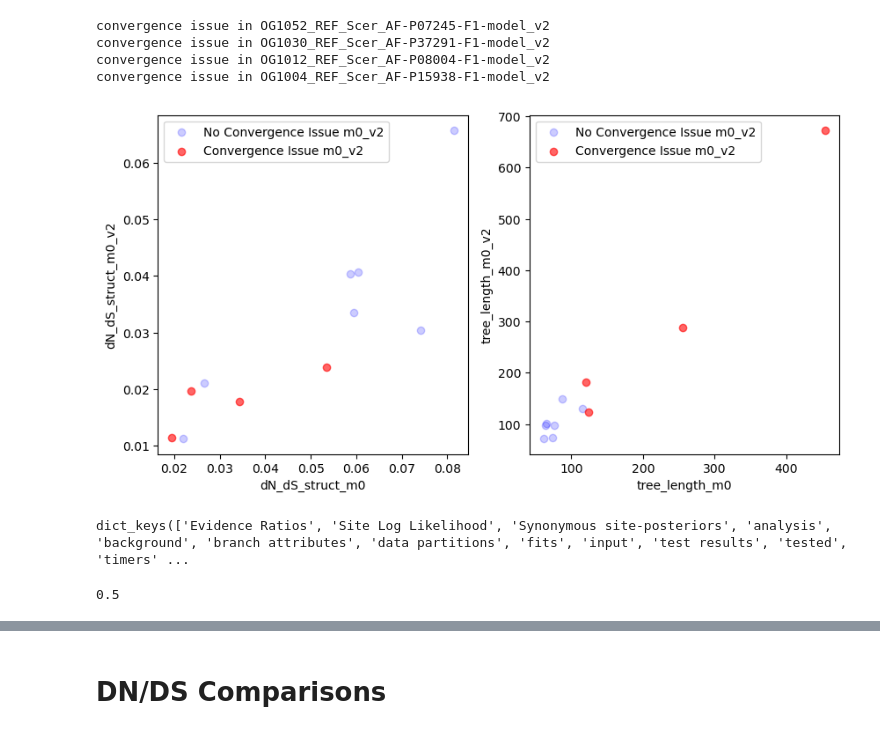
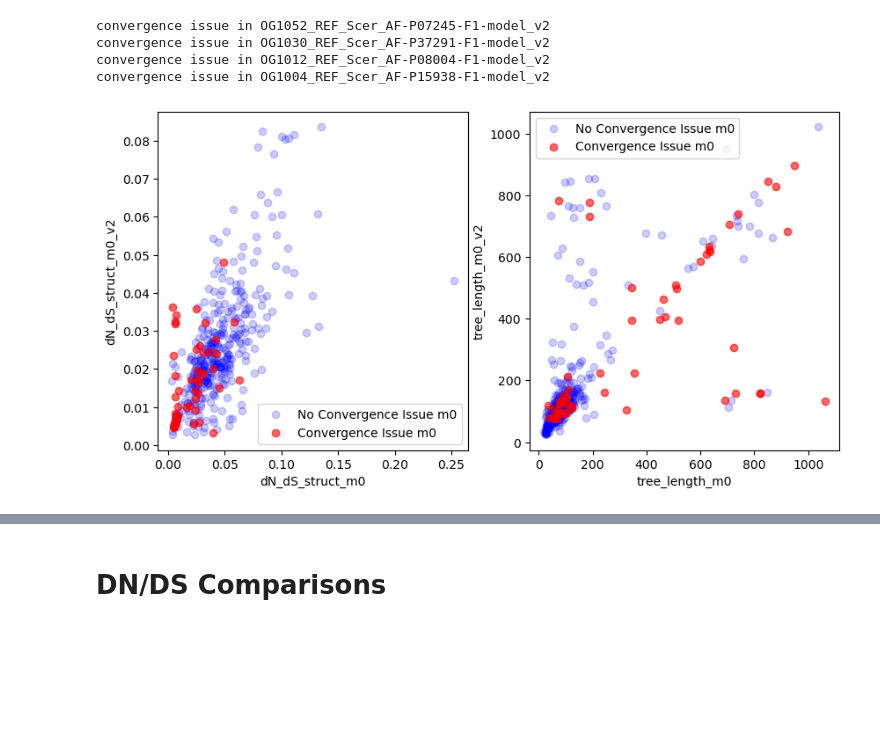
Before and after one commit to heineike02/diverse_yeast, a Jupyter notebook: 20221206_selection_calculations.ipynb, the cells around one changed output, grey strips where cells are left out. Drawn from its saved outputs; the diff is of its cells as text; code cells hidden in the pictures; blank space fills up the shorter version.

```diff
--- a/20221206_selection_calculations.ipynb
+++ b/20221206_selection_calculations.ipynb
@@ -301,31 +299,31 @@ dnds_merged = m0_data_df.merge(m0_v2_data_df, how='inner', left_index = True, ri
 # %%
 fig, axarr = plt.subplots(1,2, figsize=(10,5))
 
 #xlim = (-0.2,1.2)
 
 x_values = ['dN_dS_struct_m0', 'tree_length_m0'] #'Median(log2(Abundances)) 10 Sp [EXP]'#'Mean(Conservation Rate) [ALL]' #'dN_dS_struct_yn00'#'dN_dS_struct_m0'
 y_values = ['dN_dS_struct_m0_v2', 'tree_length_m0_v2'] #'dN_dS_struct_yn00' #'dN_dS_nielsen_SCE'#'dN_dS_struct_yn00'
 
 
 dnds_struct_data = dnds_merged
 
 
 for jj, x_value in enumerate(x_values):
     ax = axarr[jj]
     y_value = y_values[jj]
 
 
-    dnds_foreground = (dnds_struct_data[dnds_struct_data['convergence_issue_m0_v2']==True], 'r',0.6,'Convergence Issue m0_v2')
-    dnds_background = (dnds_struct_data[dnds_struct_data['convergence_issue_m0_v2']==False], 'b',0.2,'No Convergence Issue m0_v2')  #(dnds_struct_data, 'b',0.2,'')
+    dnds_foreground = (dnds_struct_data[dnds_struct_data['convergence_issue_m0']==True], 'r',0.6,'Convergence Issue m0')
+    dnds_background = (dnds_struct_data[dnds_struct_data['convergence_issue_m0']==False], 'b',0.2,'No Convergence Issue m0')  #(dnds_struct_data, 'b',0.2,'')
 
 
     #good to quantify r2 here
     for (data_to_plot, color, alpha, label) in [dnds_background, dnds_foreground]:
         ax.scatter(data_to_plot[x_value], data_to_plot[y_value], color = color, alpha = alpha, label=label)
         # ax.set_xlim(xlim)
         # ax.set_ylim(xlim)
         ax.set_ylabel(y_value)
         ax.set_xlabel(x_value)
         ax.legend()
 # %% [output]
-[figure, old version]
+[figure, new version]
@@ -340,9 +329,0 @@ with open(hyphy_fname, 'r') as f:
-# %%
-hyphy_data.keys()
-#Output omega and proportion, rate and proportion, p-val
-# %% [output]
-dict_keys(['Evidence Ratios', 'Site Log Likelihood', 'Synonymous site-posteriors', 'analysis', 'background', 'branch attributes', 'data partitions', 'fits', 'input', 'test results', 'tested', 'timers' ...
-# %%
-hyphy_data['test results']['p-value']
-# %% [output]
-0.5
```
Also changed, not shown: parts of 14 cells of this notebook, 7 other files.
